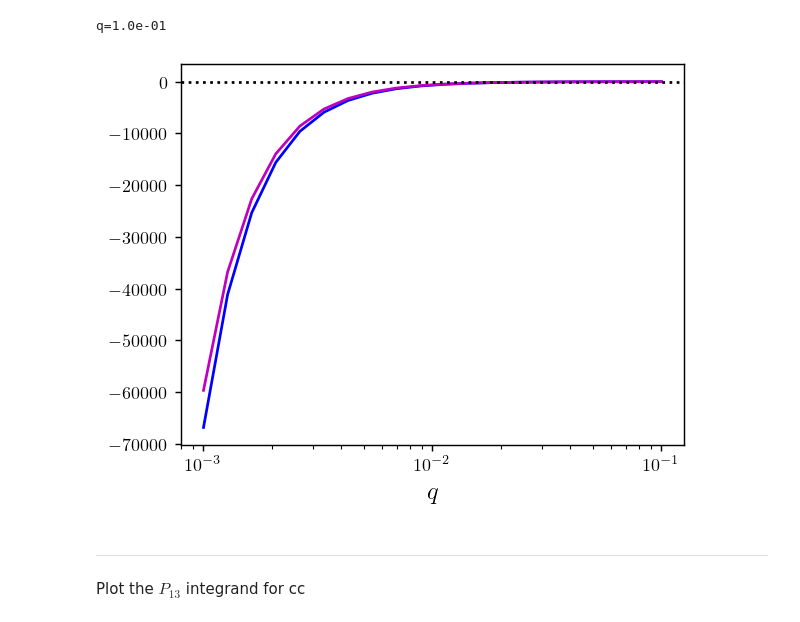
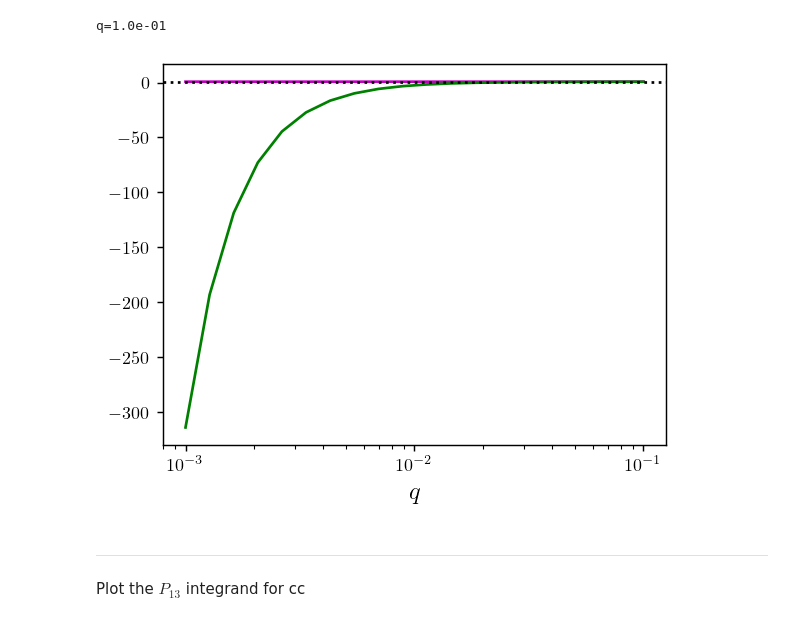
Before and after one commit to fverd/class, a Jupyter notebook: soundspeed-scripts/kernels-fullnum/support_integrands.ipynb, the cells around one changed output. Cells and saved outputs as stored; diff of their text form; code cells hidden in the pictures.

```diff
--- a/soundspeed-scripts/kernels-fullnum/support_integrands.ipynb
+++ b/soundspeed-scripts/kernels-fullnum/support_integrands.ipynb
@@ -26,7 +24,7 @@ fx=0.1
 t_ini = -6
 fullt=np.linspace(t_ini,10, 200)
 teval=0
-kref=0.45
+kref=0.08
 supprshift=5
 nk = NumKernels(fx=fx, kref=kref, fullt=fullt, rtol=0.0001)
 # %% [markdown]
@@ -153,42 +134,57 @@ Plot the interesting kernels $G_c$ and $G_\chi$
 mup=1.
 G_list=[]
 kerqlist = np.logspace(-3,-1,20)
-kEv = 10
+kEv = 1
 for qp in kerqlist:
     print(f'q={qp:.1e}', end='\r', flush=True)
     g_k=nk.g_an(-2*np.log(kEv/kref));g_q=nk.g_an(-2*np.log(qp/kref));h_k=nk.h_an(-2*np.log(kEv/kref))
     kMq = np.sqrt(kEv**2 + qp**2 - 2*kEv*qp*mup)
     cT12 = (kEv*mup-qp)/kMq
-    F2c, G2c, F2x, G2x=nk.solve_F2([qp,kMq,cT12])
+    F2_cval, G2_cval, F2x, G2x=nk.solve_F2([qp,kMq,cT12])
 
-    F3_cval, G3c, _, G3x=nk.solve_F3([kEv,qp,mup])
+    kPq = np.sqrt(kEv*kEv + qp*qp + 2*kEv*qp*mup)
+    cT12 = -(kEv*mup+qp)/kPq
+    F2_cvalp,G2_cvalp,_,_=nk.solve_F2([qp,kPq,cT12])
+    # F3_cval, G3c, _, G3x=nk.solve_F3([kEv,qp,mup])
+    # G_list.append([G2c,nk.G2_0(kEv,qp,mup),G2x,nk.G2_0(kEv,qp,mup)*g_q*nk.g_an(-2*np.log(kMq/kref)),
+    #                G3c,nk.G3_0(kEv,qp,mup),G3x,nk.G3_0(kEv,qp,mup)*h_k*g_q*g_q])
 
-    G_list.append([G2c,nk.G2_0(kEv,qp,mup),G2x,nk.G2_0(kEv,qp,mup)*g_q*nk.g_an(-2*np.log(kMq/kref)),
-                   G3c,nk.G3_0(kEv,qp,mup),G3x,nk.G3_0(kEv,qp,mup)*h_k*g_q*g_q])
+    # G_list.append([(F2_cval*G2_cval),(nk.F2_0(kEv,qp,mup)*nk.G2_0(kEv,qp,mup))*nk.g_c_int(-2*np.log(kEv/kref))])
+    G_list.append([0.5*(F2_cval*G2_cval+F2_cvalp*G2_cvalp),0.5*(nk.F2_0(kEv,qp,mup)*nk.G2_0(kEv,qp,mup)+nk.F2_0(kEv,qp,-mup)*nk.G2_0(kEv,qp,-mup))])
+
 G_list=np.array(G_list)
 # %% [output]
 q=1.0e-01
 # %%
 plt.figure(figsize=(5,3.8), dpi=130)
 
-G2c, G2c_EdS, G2x, G2x_EdS, G3c, G3c_EdS, G3x, G3x_EdS = G_list.T
+# G2c, G2c_EdS, G2x, G2x_EdS, G3c, G3c_EdS, G3x, G3x_EdS = G_list.T
+# plt.plot(kerqlist, G3x_EdS, 'b')
+# plt.plot(kerqlist, G3x, 'm')
 
+FGnum, FG_EdS = G_list.T
 
-# plt.plot(kerqlist, G3c_EdS, 'b--')
+# plt.plot(kerqlist, FGnum-FG_EdS, 'b')
+y=kerqlist/kEv
+# plt.loglog(kerqlist, FG_EdS , 'm')
 
-plt.plot(kerqlist, G3x_EdS, 'b')
-plt.plot(kerqlist, G3x, 'm')
+# plt.loglog(kerqlist, FGnum , 'm')
 
+plt.plot(kerqlist, FG_EdS - 1/4/y**2, 'm')
+plt.plot(kerqlist, FGnum - (1-3/5*fx)*1/4/y**2, 'g')
 
-plt.axhline(0., color='k', linestyle=':')
+# plt.loglog(kerqlist,(1-3/5*fx)*1/4/y**2, 'r')
+
+plt.axhline(3/4, color='k', linestyle=':')
 
 # plt.plot(kerqlist, np.abs(G_list[:,2]), 'b')
 # plt.ylim([-5,1])
 plt.xlabel(r'$q$', fontsize=14)
 plt.xscale('log')
+
 plt.show()
 # %% [output]
-[figure, old version]
+[figure, new version]
 # %% [markdown]
 ----
 Plot the $P_{13}$ integrand for cc
```
Also changed, not shown: parts of 4 cells of this notebook, 10 other files.
